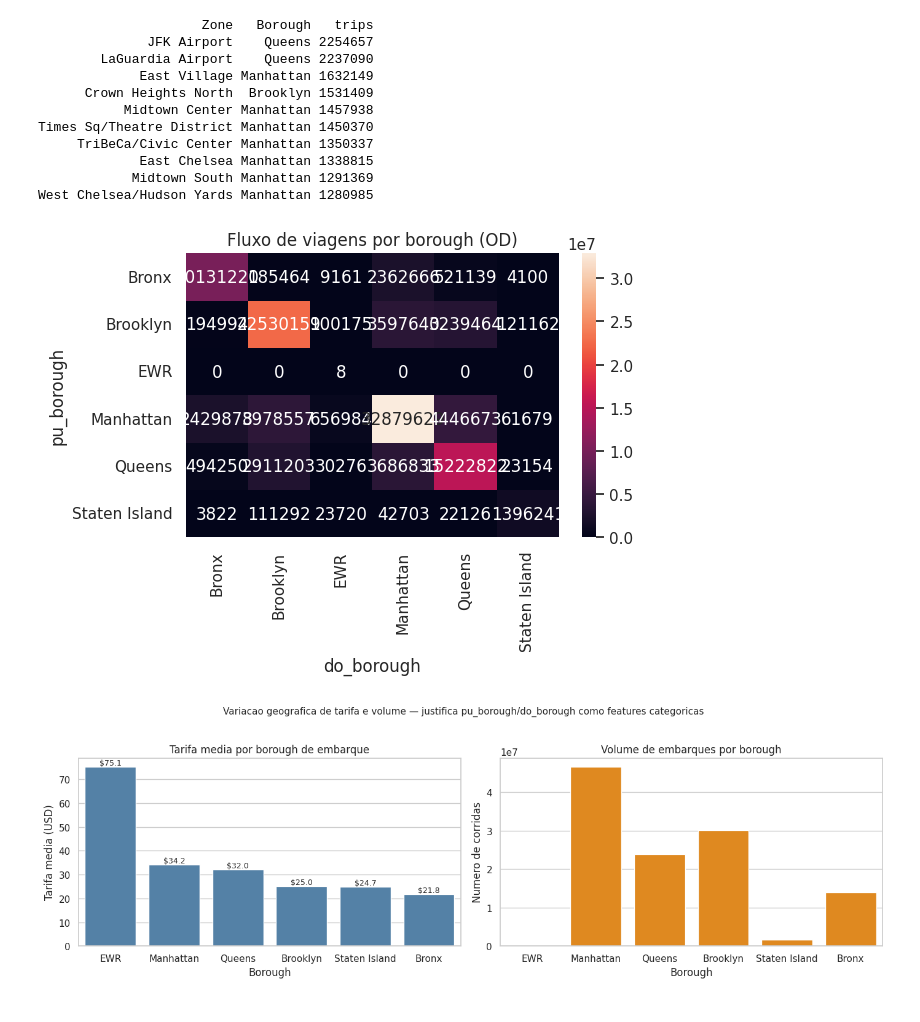
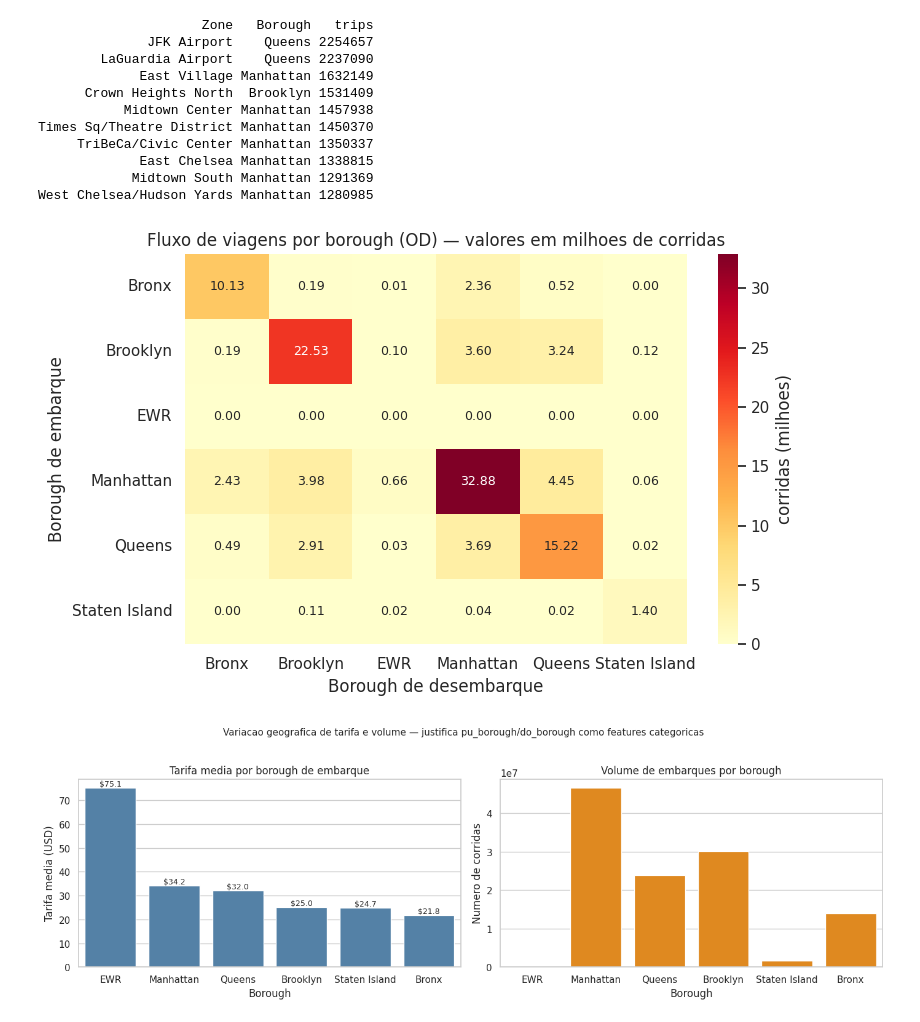
Before and after one commit to waizbart/nyc-rideshare-fare-prediction, a Jupyter notebook: notebooks/01_eda.ipynb, the cells around one changed output. Saved outputs shown, nothing was run; the diff lists cells and outputs as text; code cells hidden in the pictures.

```diff
--- a/notebooks/01_eda.ipynb
+++ b/notebooks/01_eda.ipynb
@@ -262,28 +267,34 @@ Times Sq/Theatre District Manhattan 1450370
             Midtown South Manhattan 1291369
 West Chelsea/Hudson Yards Manhattan 1280985
 # %%
-# Matriz OD por borough
+# Matriz OD por borough (volumes em milhoes)
 borough_od_pdf = spark.sql("""
 SELECT
     pu.Borough AS pu_borough,
     do.Borough AS do_borough,
     COUNT(*) AS trips
 FROM trips_raw t
 LEFT JOIN taxi_zone_lookup pu ON t.pickup_location  = pu.LocationID
 LEFT JOIN taxi_zone_lookup do ON t.dropoff_location = do.LocationID
 WHERE t.pickup_location  NOT IN (264, 265)
   AND t.dropoff_location NOT IN (264, 265)
 GROUP BY 1, 2
 ORDER BY 3 DESC
 """).toPandas()
 
 pivot = borough_od_pdf.pivot(index='pu_borough', columns='do_borough', values='trips').fillna(0)
-sns.heatmap(pivot, fmt='.0f', annot=True)
-plt.title('Fluxo de viagens por borough (OD)')
-plt.tight_layout()
+pivot_m = pivot / 1_000_000  # milhoes
+fig, ax = plt.subplots(figsize=(8, 5))
+sns.heatmap(pivot_m, annot=True, fmt='.2f', cmap='YlOrRd',
+            cbar_kws={'label': 'corridas (milhoes)'}, ax=ax,
+            annot_kws={'size': 9})
+ax.set_title('Fluxo de viagens por borough (OD) — valores em milhoes de corridas')
+ax.set_xlabel('Borough de desembarque')
+ax.set_ylabel('Borough de embarque')
+fig.tight_layout()
 plt.show()
 # %% [output]
-[figure, old version]
+[figure, new version]
 # %%
 
 # Tarifa media e volume por borough de embarque
```
Also changed, not shown: parts of 4 cells of this notebook, 6 other files.
